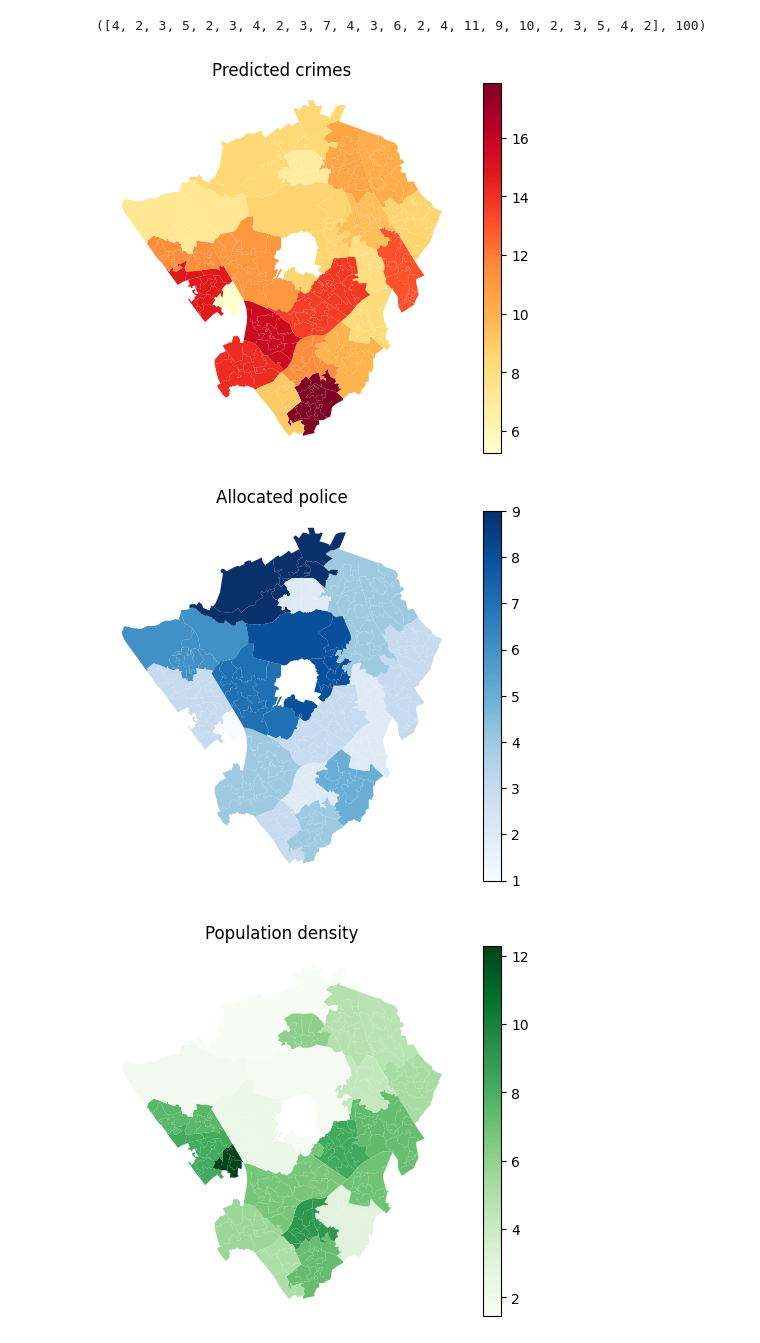
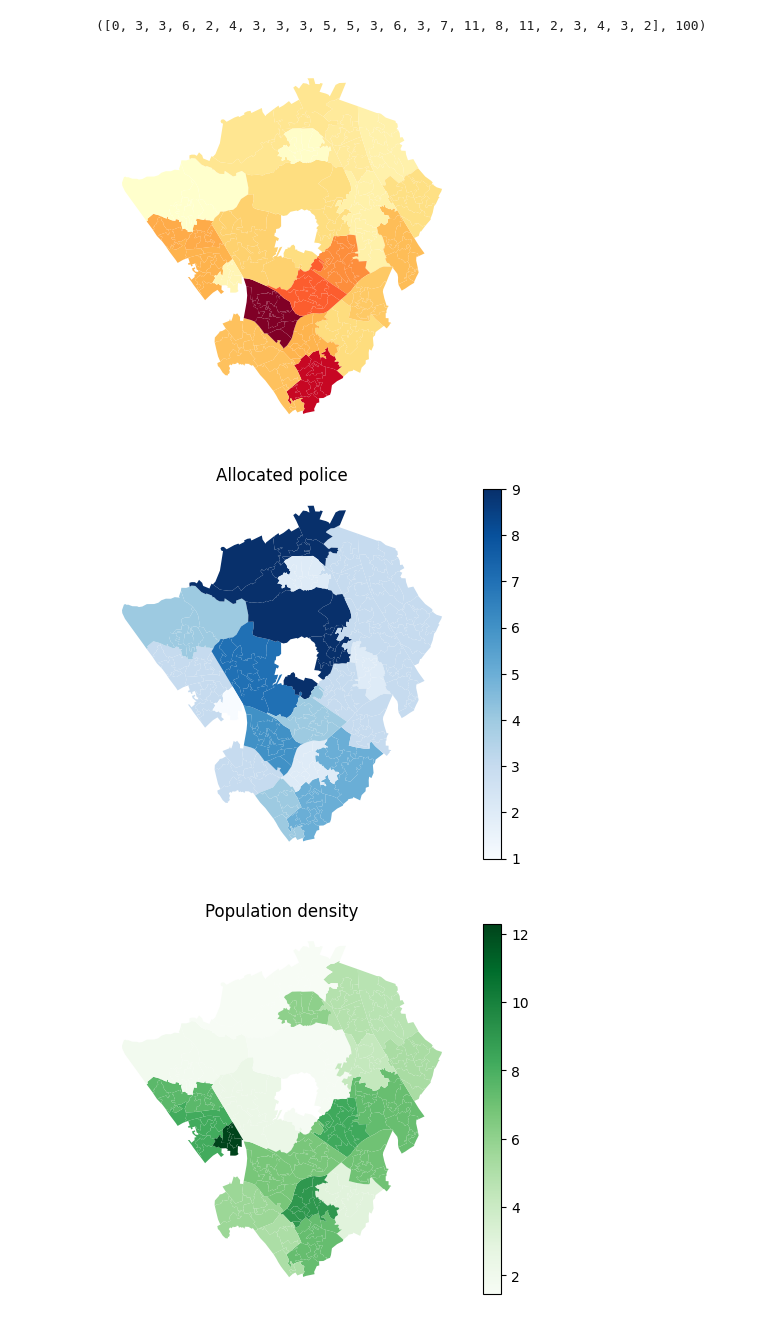
Before and after one commit to Shapkofil/dc20-g22, a Jupyter notebook: notebooks/police_force_allocation.ipynb, the cells around one changed output. Saved outputs shown, nothing was run; the diff lists cells and outputs as text; code cells hidden in the pictures.

```diff
--- a/police_force_allocation.ipynb
+++ b/notebooks/police_force_allocation.ipynb
@@ -9,12 +9,9 @@ import matplotlib.pyplot as plt
 # %%
 #Load density and ward data
 df_density = pd.read_csv('./data/density.csv')
-
 df_wards = pd.read_csv('./data/LSOA_WARD.csv')
-
 df_geopandas_lsoa = gpd.read_file("./data/barnet_lsoa.geojson")
-
-filepath_met = "./data/predictions_12months.parquet"
+filepath_met = "./data/predictions_12months_from_2022-04-01 00:00:00"
 
 # read the Parquet file into a pandas dataframe
 df = pq.read_pandas(filepath_met).to_pandas()
@@ -107,17 +104,18 @@ def calc_prob(probabilities):
 
 calc_prob(df_barnet['crimes proportion']), sum(calc_prob(df_barnet['crimes proportion']))
 # %% [output]
-([4, 2, 3, 5, 2, 3, 4, 2, 3, 7, 4, 3, 6, 2, 4, 11, 9, 10, 2, 3, 5, 4, 2], 100)
+([0, 3, 3, 6, 2, 4, 3, 3, 3, 5, 5, 3, 6, 3, 7, 11, 8, 11, 2, 3, 4, 3, 2], 100)
 # %%
 #Choropleth map predicted crimes
 
 df_geopandas = gpd.GeoDataFrame(df_geopandas, crs="EPSG:4326", geometry='geometry')
 
-df_geopandas.plot(column='predicted crimes', legend=True, cmap='YlOrRd')
-plt.title('Predicted crimes')
+
+df_geopandas.plot(column='predicted crimes', legend=False, cmap='YlOrRd', alpha=1.0)
 plt.axis('off');
+plt.savefig('./data/warddestrib.svg', format='svg', bbox_inches='tight')
 # %% [output]
-[figure, old version]
+[figure, new version]
 # %%
 #Choropleth map true crimes
 
@@ -135,7 +133,7 @@ df_geopandas.plot(column='allocated police', legend=True, cmap='Blues')
 plt.title('Allocated police')
 plt.axis('off');
 # %% [output]
-[figure, old version]
+[figure, new version]
 # %%
 #Choropleth map Density
 
```
Also changed, not shown: 5 other files.
